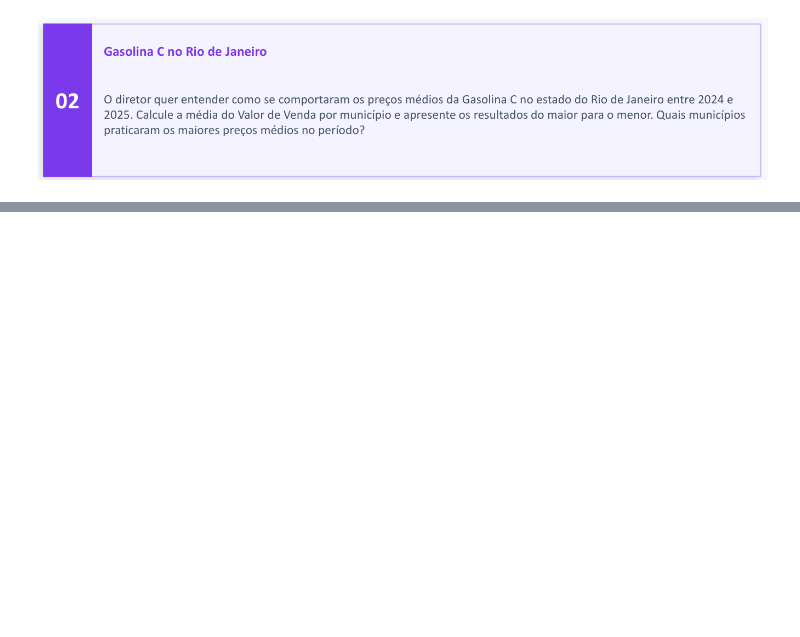
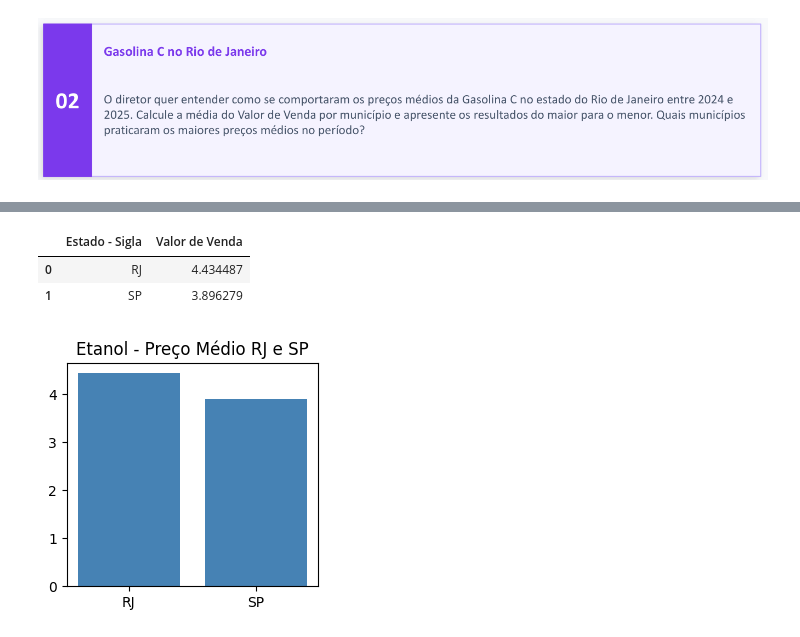
Before and after one commit to reboucasicaro-del/SENAC_DADOS_CASSIO, a Jupyter notebook: arq_04_mini_projeto.ipynb, the cells around one changed output, grey strips where cells are left out. Cells and saved outputs as stored; diff of their text form; code cells hidden in the pictures; blank space fills up the shorter version.

```diff
--- a/arq_04_mini_projeto.ipynb
+++ b/arq_04_mini_projeto.ipynb
@@ -58,0 +124,20 @@ df_media_municipio_rj
+# %%
+df_rj_sp_etanol = df.loc[(df['Estado - Sigla'].isin(['RJ','SP'])) & (df['Produto'] == 'ETANOL')] #isin = dois filtros na mesma coluna / & = utilizado para filtrar mais de uma coluna
+# %%
+df_media_eta_rjsp = df_rj_sp_etanol.groupby('Estado - Sigla')['Valor de Venda'].mean().reset_index()
+
+df_media_eta_rjsp.sort_values(by='Valor de Venda', ascending=False, inplace=True)
+
+df_media_eta_rjsp
+# %% [output]
+|  | Estado - Sigla | Valor de Venda |
+| 0 | RJ | 4.434487 |
+| 1 | SP | 3.896279 |
+# %%
+plt.figure(figsize=(3, 3))
+plt.bar(df_media_eta_rjsp['Estado - Sigla'], df_media_eta_rjsp['Valor de Venda'], color='steelblue') #cor hexadecimal buscar códigos na internet
+plt.title('Etanol - Preço Médio RJ e SP')
+plt.tight_layout()
+plt.show()
+# %% [output]
+[figure, added]
```
Also changed, not shown: parts of 12 cells of this notebook, 2 other files.
